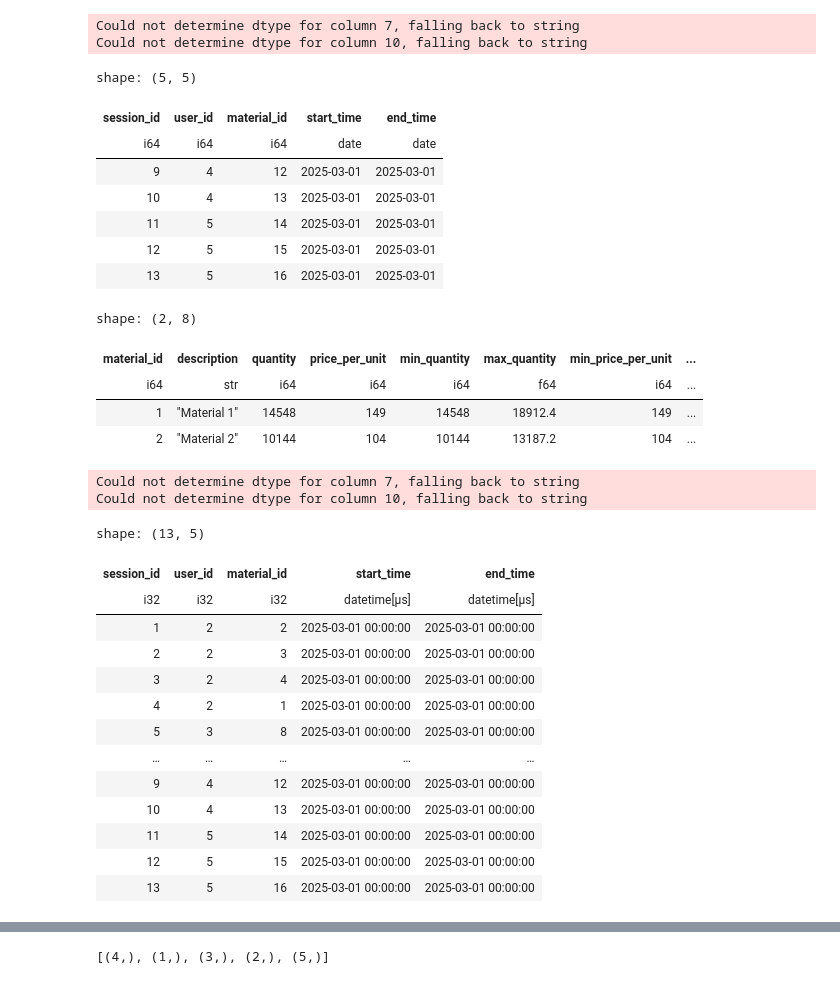
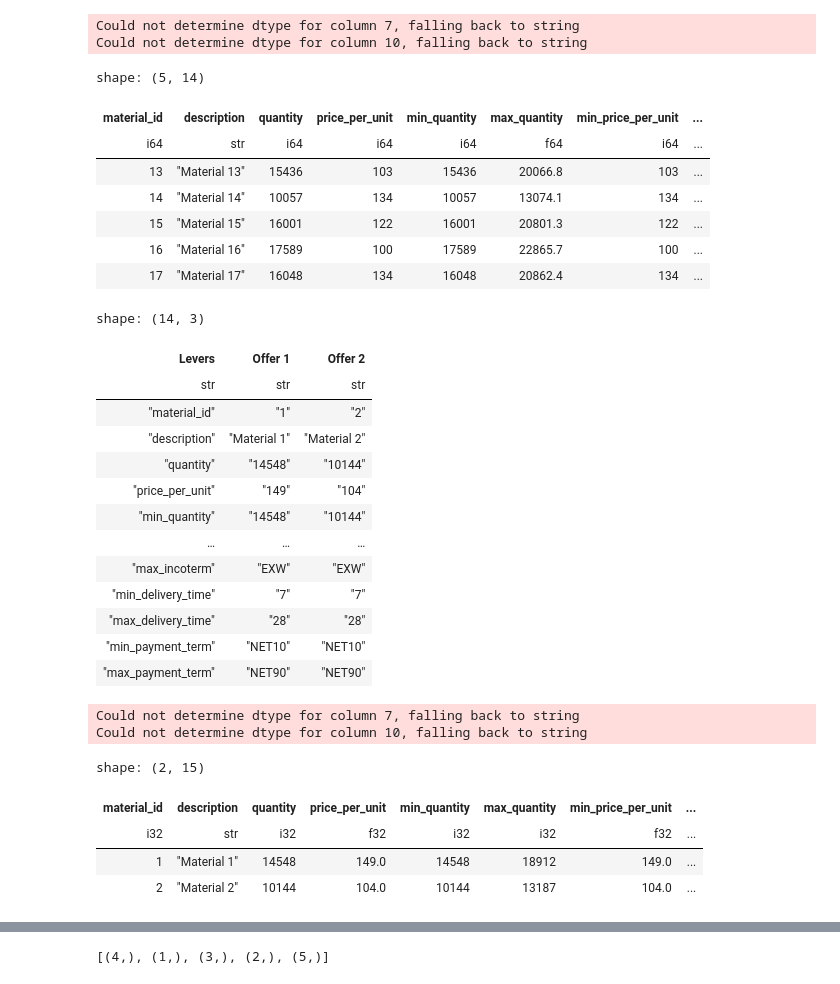
Before and after one commit to monojit-mandal/vendor-negotiation-chatbot, a Jupyter notebook: load_data_into_duckdb.ipynb, the cells around one changed output, grey strips where cells are left out. Drawn from its saved outputs; the diff is of its cells as text; code cells hidden in the pictures.

```diff
--- a/load_data_into_duckdb.ipynb
+++ b/load_data_into_duckdb.ipynb
@@ -21,16 +21,16 @@ df_sessions = pl.read_excel(source="data/master_data.xlsx",sheet_name='Sessions'
 Could not determine dtype for column 7, falling back to string
 Could not determine dtype for column 10, falling back to string
 # %%
-df_sessions.tail()
+df_materials.tail()
 # %% [output]
-shape: (5, 5)
+shape: (5, 14)
-| session_id | user_id | material_id | start_time | end_time |
-| i64 | i64 | i64 | date | date |
-| 9 | 4 | 12 | 2025-03-01 | 2025-03-01 |
-| 10 | 4 | 13 | 2025-03-01 | 2025-03-01 |
-| 11 | 5 | 14 | 2025-03-01 | 2025-03-01 |
-| 12 | 5 | 15 | 2025-03-01 | 2025-03-01 |
-| 13 | 5 | 16 | 2025-03-01 | 2025-03-01 |
+| material_id | description | quantity | price_per_unit | min_quantity | max_quantity | min_price_per_unit | ... |
+| i64 | str | i64 | i64 | i64 | f64 | i64 | ... |
+| 13 | "Material 13" | 15436 | 103 | 15436 | 20066.8 | 103 | ... |
+| 14 | "Material 14" | 10057 | 134 | 10057 | 13074.1 | 134 | ... |
+| 15 | "Material 15" | 16001 | 122 | 16001 | 20801.3 | 122 | ... |
+| 16 | "Material 16" | 17589 | 100 | 17589 | 22865.7 | 100 | ... |
+| 17 | "Material 17" | 16048 | 134 | 16048 | 20862.4 | 134 | ... |
 # %%
 # df_contracts = df_contracts.with_columns(
 #     pl.struct([
@@ -70,14 +70,26 @@ shape: (5, 5)
 #     .alias('contract_details')
 # )
 # df_contracts.head()
-# %%
-df_materials.head(2)
-# %% [output]
-shape: (2, 8)
-| material_id | description | quantity | price_per_unit | min_quantity | max_quantity | min_price_per_unit | ... |
-| i64 | str | i64 | i64 | i64 | f64 | i64 | ... |
-| 1 | "Material 1" | 14548 | 149 | 14548 | 18912.4 | 149 | ... |
-| 2 | "Material 2" | 10144 | 104 | 10144 | 13187.2 | 104 | ... |
+# %%
+df = df_materials.head(2).transpose(include_header=True)
+df.columns = ['Levers','Offer 1','Offer 2']
+df
+# .to_pandas().to_html(index = False)
+# %% [output]
+shape: (14, 3)
+| Levers | Offer 1 | Offer 2 |
+| str | str | str |
+| "material_id" | "1" | "2" |
+| "description" | "Material 1" | "Material 2" |
+| "quantity" | "14548" | "10144" |
+| "price_per_unit" | "149" | "104" |
+| "min_quantity" | "14548" | "10144" |
+| … | … | … |
+| "max_incoterm" | "EXW" | "EXW" |
+| "min_delivery_time" | "7" | "7" |
+| "max_delivery_time" | "28" | "28" |
+| "min_payment_term" | "NET10" | "NET10" |
+| "max_payment_term" | "NET90" | "NET90" |
 # %%
 df_materials = pl.read_excel(source="data/master_data.xlsx",sheet_name='Materials')
 for material in df_materials.rows(named = True):
@@ -103,24 +115,15 @@ for session in df_sessions.rows(named = True):
     ud.add_session(session=session)
 # %%
 con = duckdb.connect("chatbot.duckdb")
-df = con.execute("""SELECT * FROM Sessions""").pl()
+df = con.execute("""SELECT * FROM Materials""").pl()
 con.close()
-df
+df.head(2)
 # %% [output]
-shape: (13, 5)
+shape: (2, 15)
-| session_id | user_id | material_id | start_time | end_time |
-| i32 | i32 | i32 | datetime[μs] | datetime[μs] |
-| 1 | 2 | 2 | 2025-03-01 00:00:00 | 2025-03-01 00:00:00 |
-| 2 | 2 | 3 | 2025-03-01 00:00:00 | 2025-03-01 00:00:00 |
-| 3 | 2 | 4 | 2025-03-01 00:00:00 | 2025-03-01 00:00:00 |
-| 4 | 2 | 1 | 2025-03-01 00:00:00 | 2025-03-01 00:00:00 |
-| 5 | 3 | 8 | 2025-03-01 00:00:00 | 2025-03-01 00:00:00 |
-| … | … | … | … | … |
-| 9 | 4 | 12 | 2025-03-01 00:00:00 | 2025-03-01 00:00:00 |
-| 10 | 4 | 13 | 2025-03-01 00:00:00 | 2025-03-01 00:00:00 |
-| 11 | 5 | 14 | 2025-03-01 00:00:00 | 2025-03-01 00:00:00 |
-| 12 | 5 | 15 | 2025-03-01 00:00:00 | 2025-03-01 00:00:00 |
-| 13 | 5 | 16 | 2025-03-01 00:00:00 | 2025-03-01 00:00:00 |
+| material_id | description | quantity | price_per_unit | min_quantity | max_quantity | min_price_per_unit | ... |
+| i32 | str | i32 | f32 | i32 | i32 | f32 | ... |
+| 1 | "Material 1" | 14548 | 149.0 | 14548 | 18912 | 149.0 | ... |
+| 2 | "Material 2" | 10144 | 104.0 | 10144 | 13187 | 104.0 | ... |
 # %%
 con = duckdb.connect("chatbot.duckdb")
 df = con.execute("""SELECT ss.session_id, u.username,m.description, ss.start_time, ss.end_time
```
Also changed, not shown: parts of 2 cells of this notebook, 7 other files.
